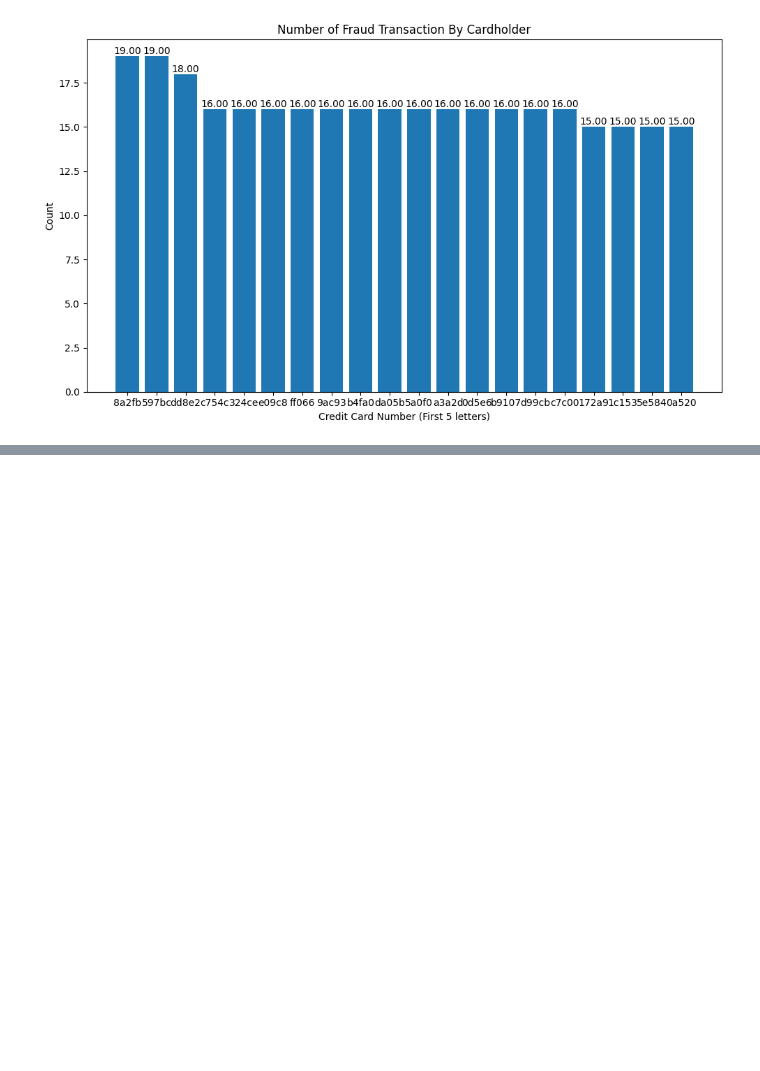
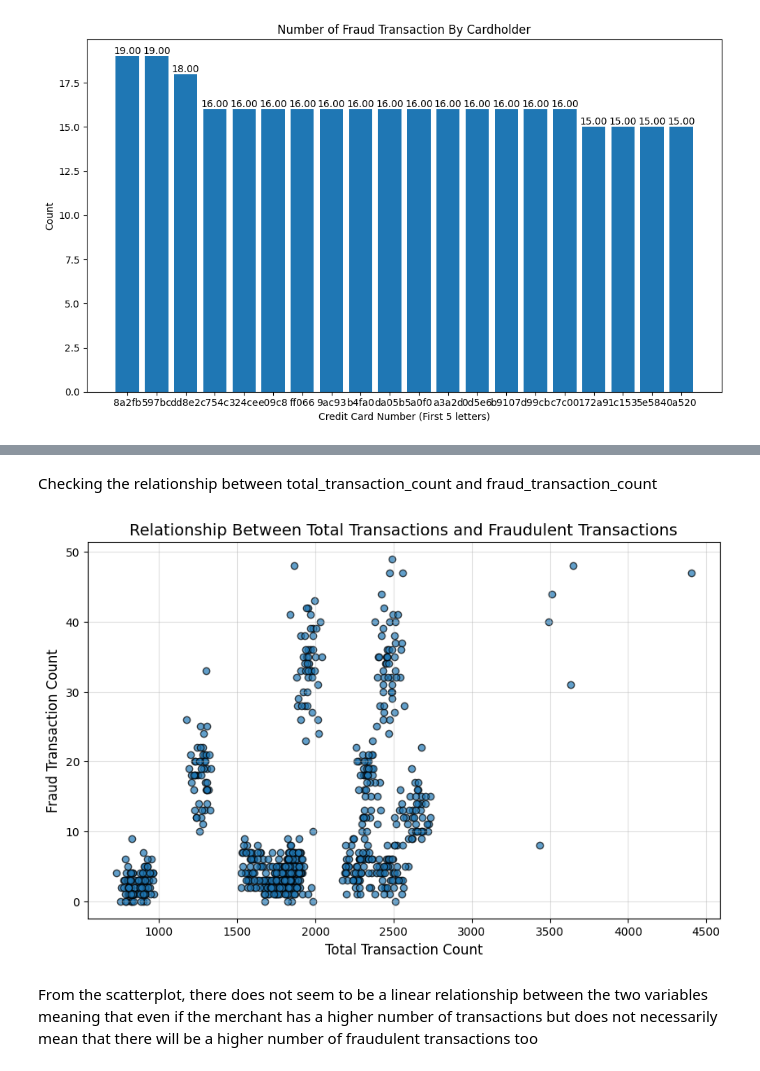
Before and after one commit to hnsa9/etl, a Jupyter notebook: etl.ipynb, the cells around one changed output, grey strips where cells are left out. Drawn from its saved outputs; the diff is of its cells as text; code cells hidden in the pictures; blank space fills up the shorter version.

```diff
--- a/etl.ipynb
+++ b/etl.ipynb
@@ -1071,0 +1138,20 @@ For the cardholders that have the most fraud transactions, the top 20 ranges aro
+# %% [markdown]
+Checking the relationship between total_transaction_count and fraud_transaction_count
+# %%
+x = grouped_merchant_fraud["total_transactions"]
+y = grouped_merchant_fraud["fraud_transaction_count"]
+
+plt.figure(figsize=(10, 6))
+plt.scatter(x, y, alpha=0.7, edgecolor="k")
+
+plt.title(
+    "Relationship Between Total Transactions and Fraudulent Transactions", fontsize=14
+)
+plt.xlabel("Total Transaction Count", fontsize=12)
+plt.ylabel("Fraud Transaction Count", fontsize=12)
+plt.grid(alpha=0.4)
+plt.show()
+# %% [output]
+[figure, added]
+# %% [markdown]
+From the scatterplot, there does not seem to be a linear relationship between the two variables meaning that even if the merchant has a higher number of transactions but does not necessarily mean that there will be a higher number of fraudulent transactions too
```
Also changed, not shown: parts of 14 cells of this notebook.
